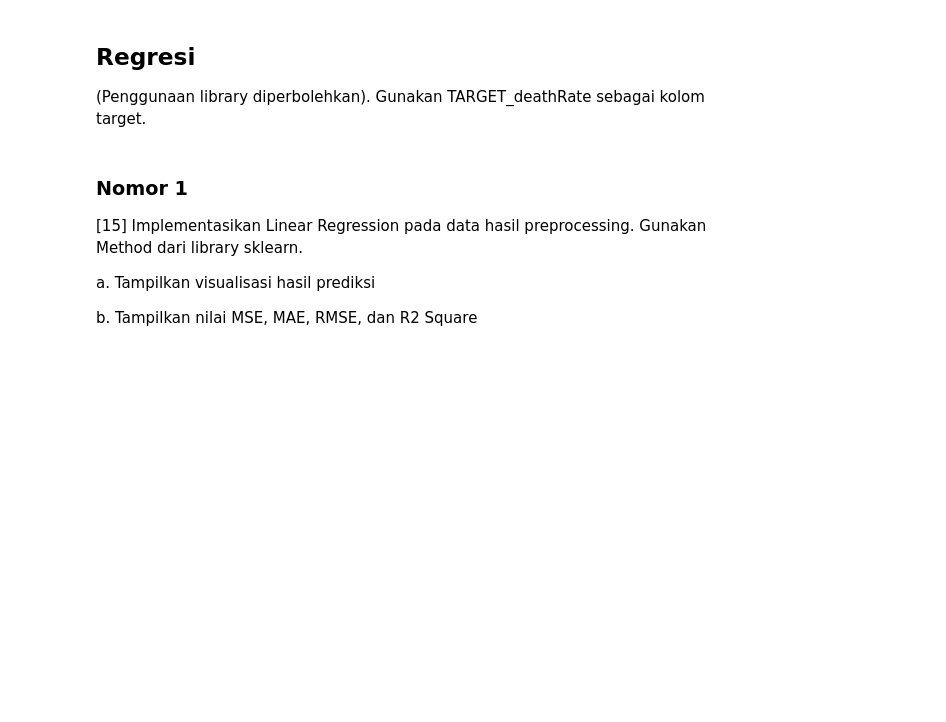
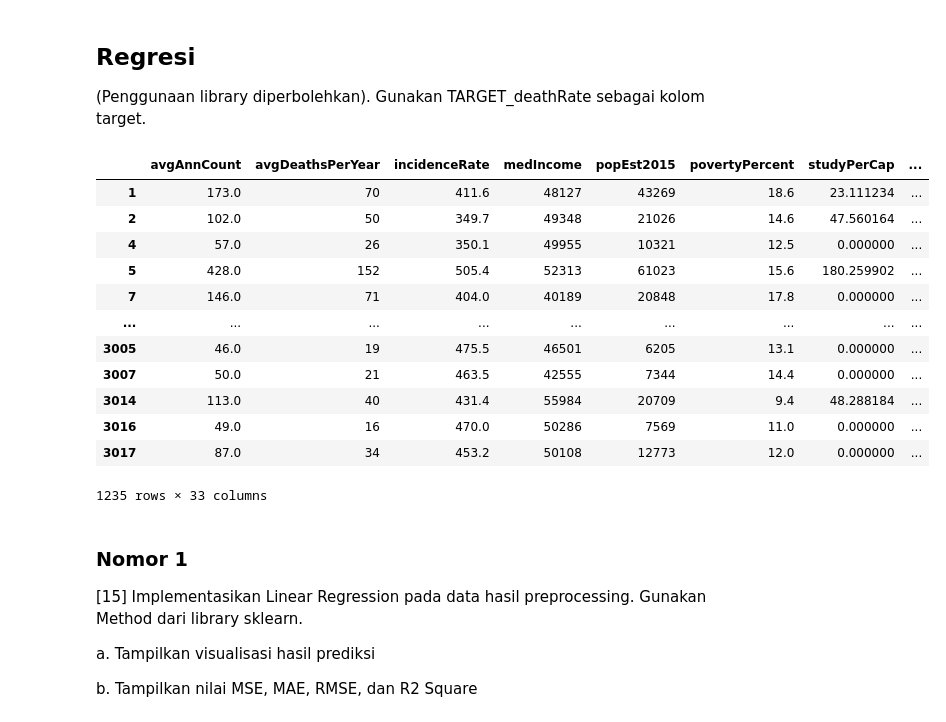
Before and after one commit to fahdikrie/kasdd212, a Jupyter notebook: Tugas/Tugas 3/D_Tugas3_1906398370_Fahdii Ajmalal Fikrie.ipynb, the cells around one changed output. Drawn from its saved outputs; the diff is of its cells as text; code cells hidden in the pictures; blank space fills up the shorter version.

```diff
--- a/Tugas/Tugas 3/D_Tugas3_1906398370_Fahdii Ajmalal Fikrie.ipynb
+++ b/Tugas/Tugas 3/D_Tugas3_1906398370_Fahdii Ajmalal Fikrie.ipynb
@@ -54,3 +69,7 @@ Jika saya melanggar pernyataan tersebut, saya siap menerima konsekuensi apapun y
 # %% [markdown]
 ### Nomor 1
 [10] Berikan ringkasan mengenai data tersebut terkait dengan deskripsi setiap atribut, jumlah atribut (numerik & kategorik), jumlah missing values, jumlah duplikasi data, dan kemungkinan adanya outliers pada data!
+# %%
+# Mengimpor dataset
+cancer_df = pd.read_csv("cancer_reg.csv")
+cancer_df.head(5)
@@ -59,0 +198,18 @@ Jika saya melanggar pernyataan tersebut, saya siap menerima konsekuensi apapun y
+# %%
+# Mendrop kolom PctSomeCol18_24
+cancer_df_processed = cancer_df.copy(deep=True)
+cancer_df_processed = cancer_df_processed.drop(['PctSomeCol18_24'], axis=1)
+
+# Data imputation w/ Mean untuk kolom PctPrivateCoverageAlone dan PctEmployed16_Over
+cancer_df_processed['PctPrivateCoverageAlone'].fillna((
+    cancer_df_processed['PctPrivateCoverageAlone'].mean()),
+    inplace=True
+)
+cancer_df_processed['PctEmployed16_Over'].fillna((
+    cancer_df_processed['PctEmployed16_Over'].mean()),
+    inplace=True
+)
+
+print("Kolom dengan NaN/Missing Value setelah diproses: \n")
+cek_null(cancer_df_processed)
+display(cancer_df_processed.shape)
@@ -63,6 +250,30 @@ Jika saya melanggar pernyataan tersebut, saya siap menerima konsekuensi apapun y
 # %% [markdown]
 ## **Regresi**
 (Penggunaan library diperbolehkan). Gunakan TARGET_deathRate sebagai kolom target.
+# %%
+# Mengekstrak data dan target/label
+label = cancer_df_processed[['TARGET_deathRate']]
+data = cancer_df_processed.drop(['TARGET_deathRate'], axis=1)
+
+display(data)
+
+# Membagi dataset menjadi training set dan test set
+# dengan jumlah training set adalah sebanyak 80% dari data keseluruhan
+data_train, data_test, label_train, label_test = train_test_split(data, label, train_size=0.8)
+# %% [output]
+|  | avgAnnCount | avgDeathsPerYear | incidenceRate | medIncome | popEst2015 | povertyPercent | studyPerCap | ... |
+| 1 | 173.0 | 70 | 411.6 | 48127 | 43269 | 18.6 | 23.111234 | ... |
+| 2 | 102.0 | 50 | 349.7 | 49348 | 21026 | 14.6 | 47.560164 | ... |
+| 4 | 57.0 | 26 | 350.1 | 49955 | 10321 | 12.5 | 0.000000 | ... |
+| 5 | 428.0 | 152 | 505.4 | 52313 | 61023 | 15.6 | 180.259902 | ... |
+| 7 | 146.0 | 71 | 404.0 | 40189 | 20848 | 17.8 | 0.000000 | ... |
+| ... | ... | ... | ... | ... | ... | ... | ... | ... |
+| 3005 | 46.0 | 19 | 475.5 | 46501 | 6205 | 13.1 | 0.000000 | ... |
+| 3007 | 50.0 | 21 | 463.5 | 42555 | 7344 | 14.4 | 0.000000 | ... |
+| 3014 | 113.0 | 40 | 431.4 | 55984 | 20709 | 9.4 | 48.288184 | ... |
+| 3016 | 49.0 | 16 | 470.0 | 50286 | 7569 | 11.0 | 0.000000 | ... |
+| 3017 | 87.0 | 34 | 453.2 | 50108 | 12773 | 12.0 | 0.000000 | ... |
+1235 rows × 33 columns
 # %% [markdown]
 ### Nomor 1
 [15] Implementasikan Linear Regression pada data hasil preprocessing. Gunakan Method dari library sklearn.
```
Also changed, not shown: parts of 25 cells of this notebook, 1 other file.
